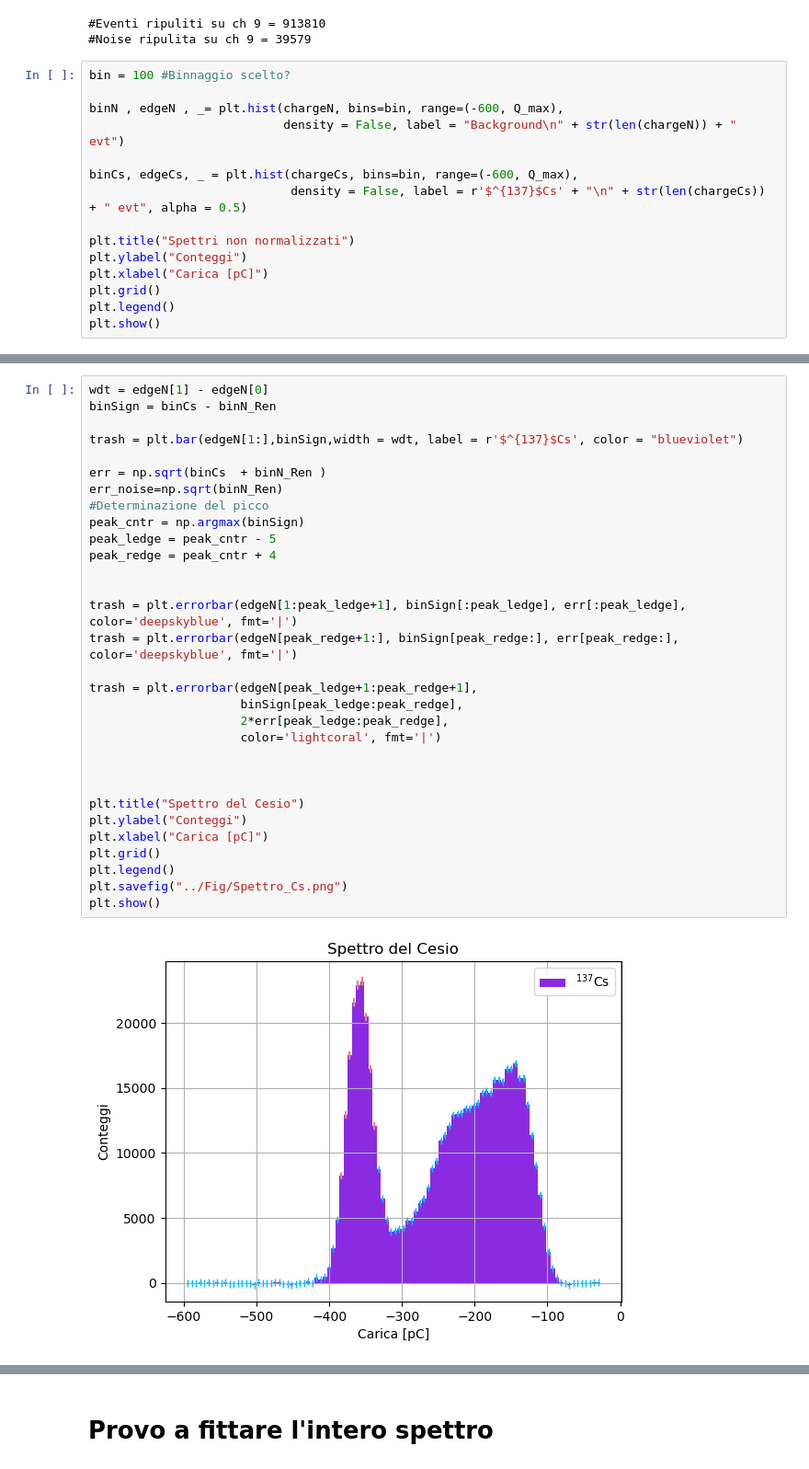
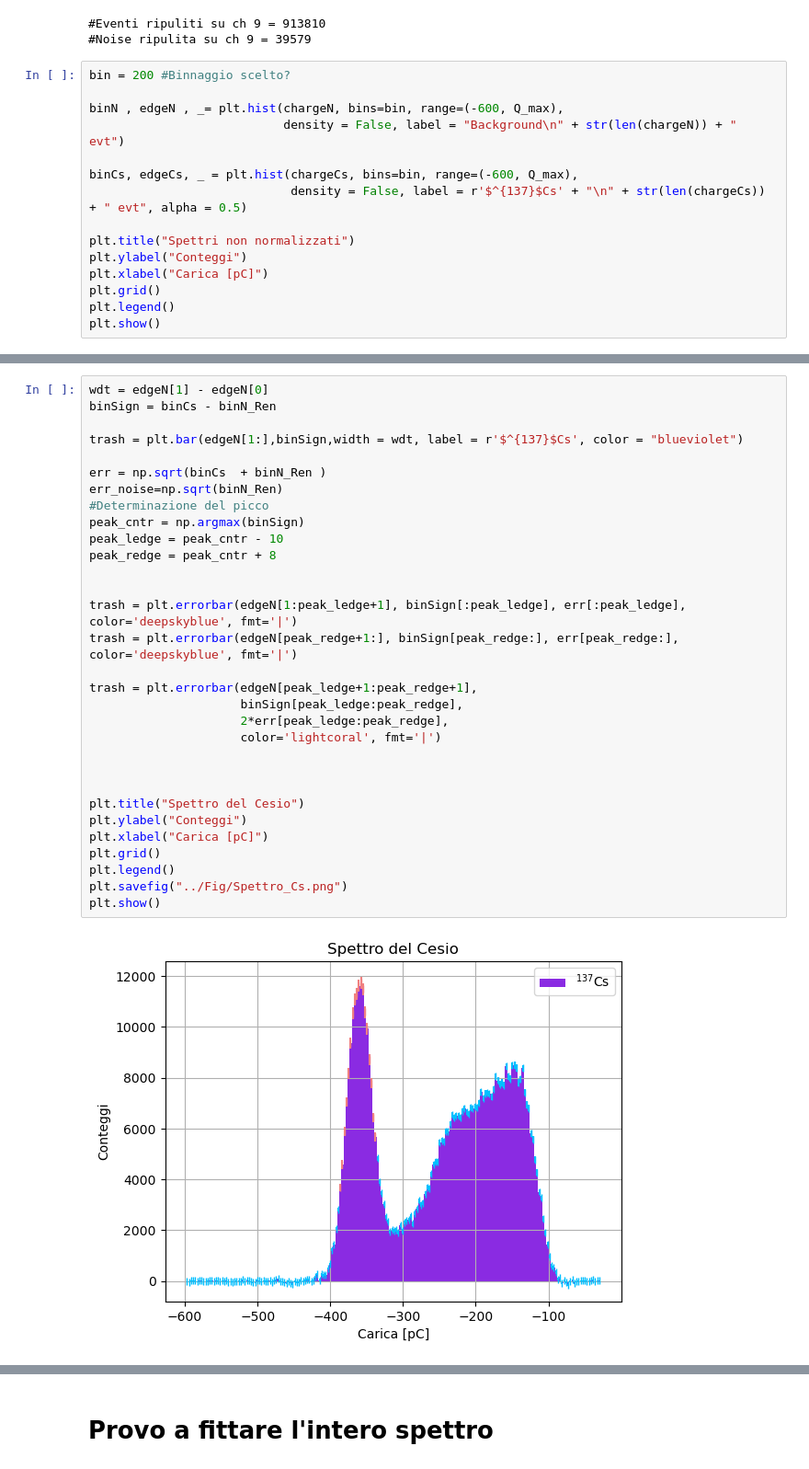
Before and after one commit to 0-DvD-0/Sfera, a Jupyter notebook: Jupyter/SpectrumAnalysis_ch9.ipynb, the cells around one changed output, grey strips where cells are left out. Shown at 92% size. Saved outputs shown, nothing was run; the diff lists cells and outputs as text.

```diff
--- a/Jupyter/SpectrumAnalysis_ch9.ipynb
+++ b/Jupyter/SpectrumAnalysis_ch9.ipynb
@@ -66,7 +66,7 @@ print("#Noise ripulita su ch " + str(channel) + " = " + str(len(chargeN)))
 #Eventi ripuliti su ch 9 = 913810
 #Noise ripulita su ch 9 = 39579
 # %%
-bin = 100 #Binnaggio scelto?
+bin = 200 #Binnaggio scelto?
 
 binN , edgeN , _= plt.hist(chargeN, bins=bin, range=(-600, Q_max),
                            density = False, label = "Background\n" + str(len(chargeN)) + " evt")
@@ -142,36 +142,36 @@ plt.show()
 # %%
 wdt = edgeN[1] - edgeN[0]
 binSign = binCs - binN_Ren
 
 trash = plt.bar(edgeN[1:],binSign,width = wdt, label = r'$^{137}$Cs', color = "blueviolet")
 
 err = np.sqrt(binCs  + binN_Ren )
 err_noise=np.sqrt(binN_Ren)
 #Determinazione del picco
 peak_cntr = np.argmax(binSign)
-peak_ledge = peak_cntr - 5
-peak_redge = peak_cntr + 4
+peak_ledge = peak_cntr - 10
+peak_redge = peak_cntr + 8
 
 
 trash = plt.errorbar(edgeN[1:peak_ledge+1], binSign[:peak_ledge], err[:peak_ledge], color='deepskyblue', fmt='|')
 trash = plt.errorbar(edgeN[peak_redge+1:], binSign[peak_redge:], err[peak_redge:], color='deepskyblue', fmt='|')
 
 trash = plt.errorbar(edgeN[peak_ledge+1:peak_redge+1],
                      binSign[peak_ledge:peak_redge],
                      2*err[peak_ledge:peak_redge],
                      color='lightcoral', fmt='|')
 
 
 
 plt.title("Spettro del Cesio")
 plt.ylabel("Conteggi")
 plt.xlabel("Carica [pC]")
 plt.grid()
 plt.legend()
 plt.savefig("../Fig/Spettro_Cs.png")
 plt.show()
 # %% [output]
-[figure, old version]
+[figure, new version]
 # %%
 from scipy.optimize import curve_fit
 #Isolo la parte di spettro legata al fotoelettrico
```
Also changed, not shown: parts of 22 cells of this notebook, 1 other file.
